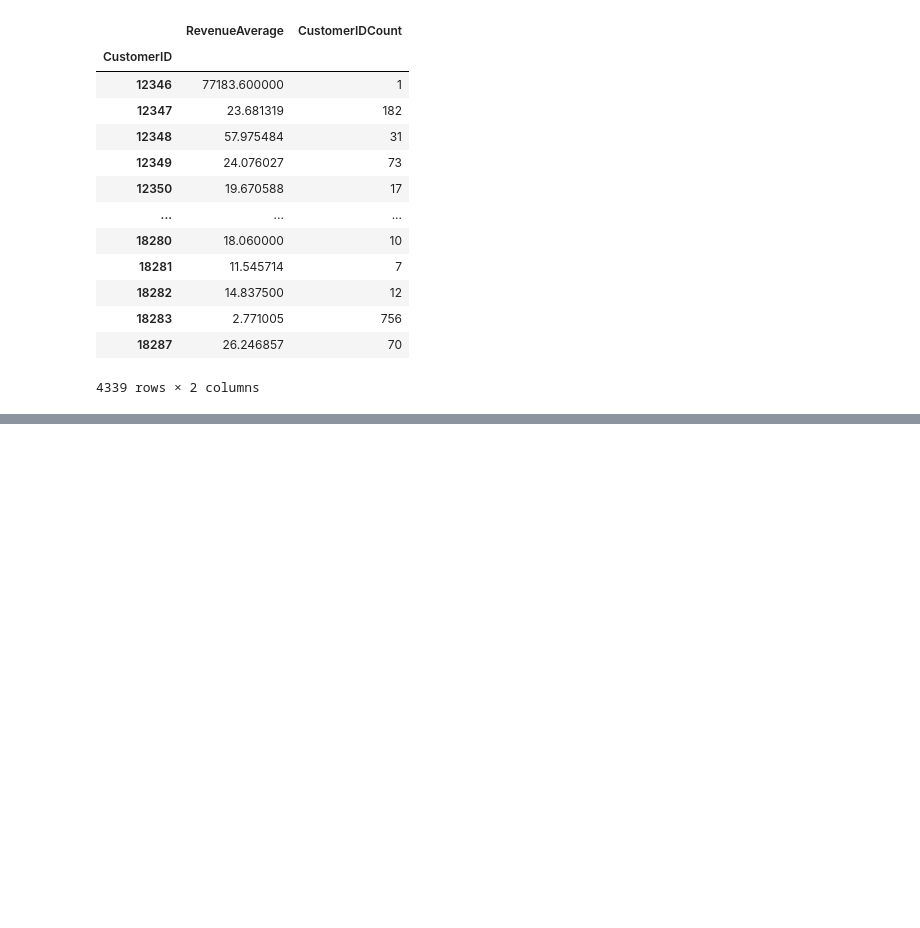
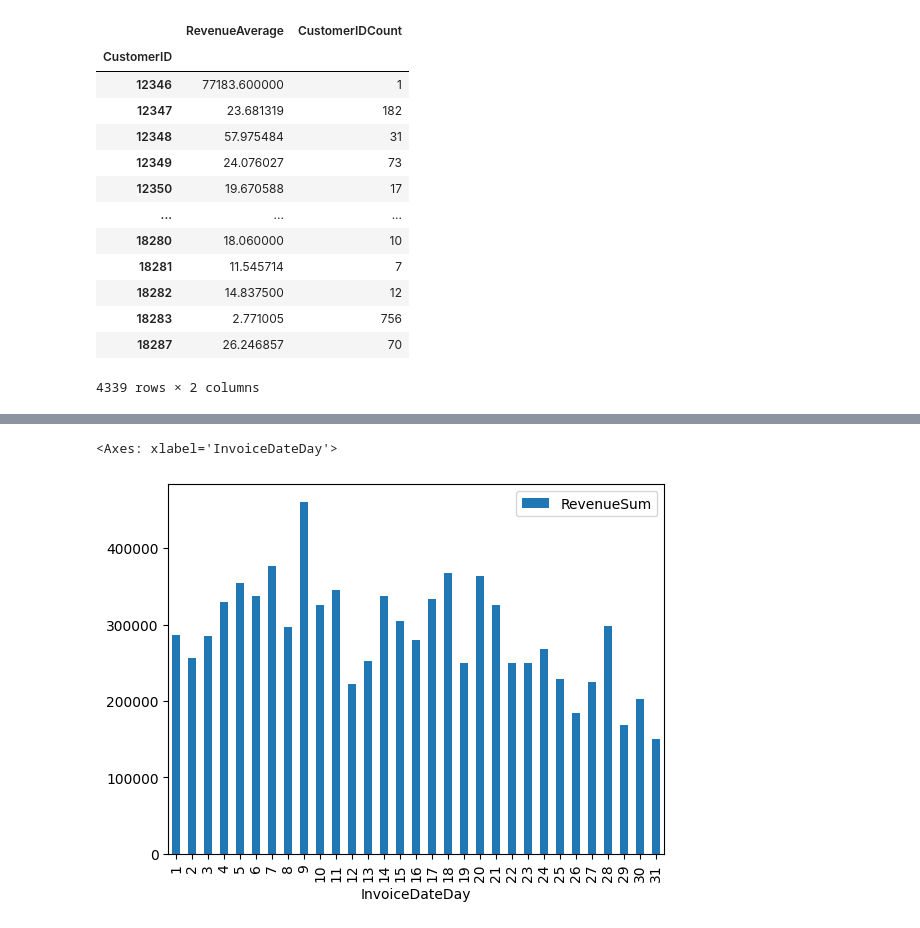
Before and after one commit to OchnikBartek/DataScience, a Jupyter notebook: retail.ipynb, the cells around one changed output, grey strips where cells are left out. Saved outputs shown, nothing was run; the diff lists cells and outputs as text; code cells hidden in the pictures; blank space fills up the shorter version.

Commit message:
plot libraries

```diff
--- a/retail.ipynb
+++ b/retail.ipynb
@@ -224,0 +231,3 @@ retail.groupby('CustomerID').aggregate({'Revenue': 'mean', 'CustomerID': 'size'}
+# %%
+retail['InvoiceDateDay'] = retail.InvoiceDate.dt.day
+retail.head(2)
@@ -224,0 +238,3 @@ retail.groupby('CustomerID').aggregate({'Revenue': 'mean', 'CustomerID': 'size'}
+# %%
+result = retail.groupby('InvoiceDateDay').aggregate({'Revenue' : 'sum'}).rename(columns={'Revenue': 'RevenueSum'})
+retail.head(2)
@@ -224,0 +245,7 @@ retail.groupby('CustomerID').aggregate({'Revenue': 'mean', 'CustomerID': 'size'}
+# %%
+import seaborn as sns
+sns.set_style()
+result.plot(kind='bar')
+# %% [output]
+<Axes: xlabel='InvoiceDateDay'>
+[figure, added]
```
Also changed, not shown: parts of 5 cells of this notebook, 7 other files.
